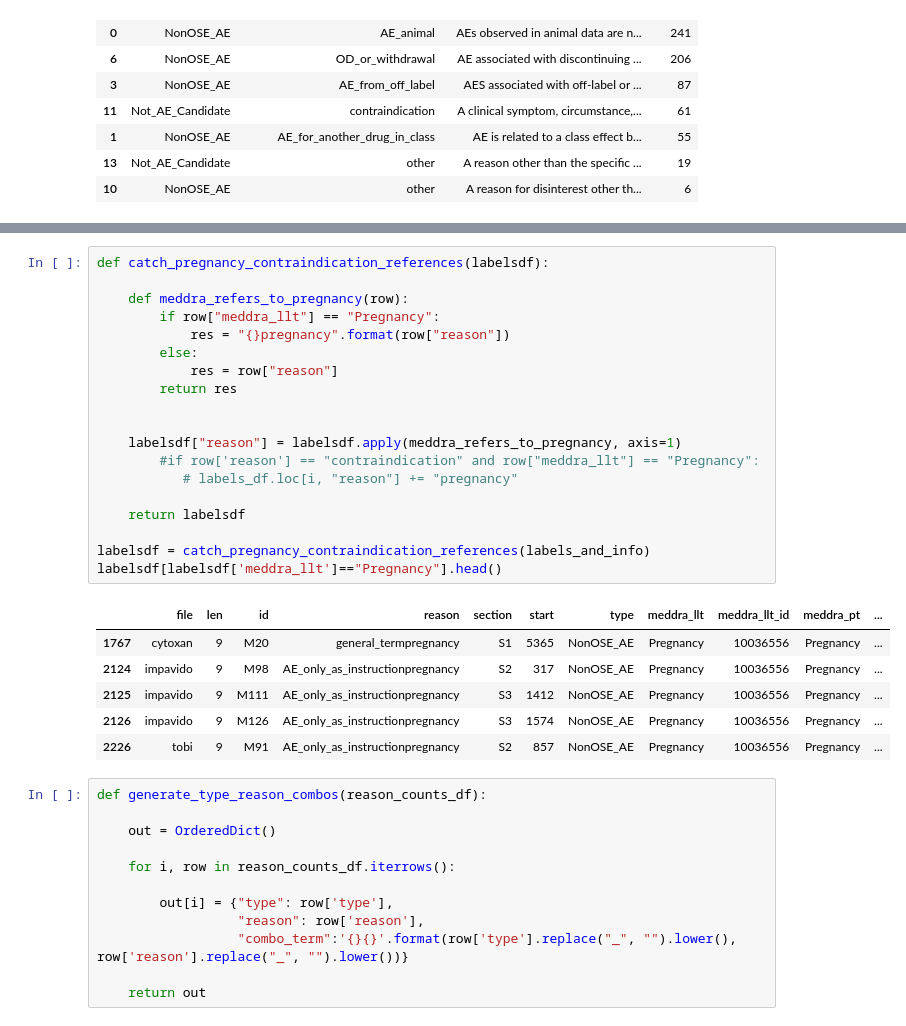
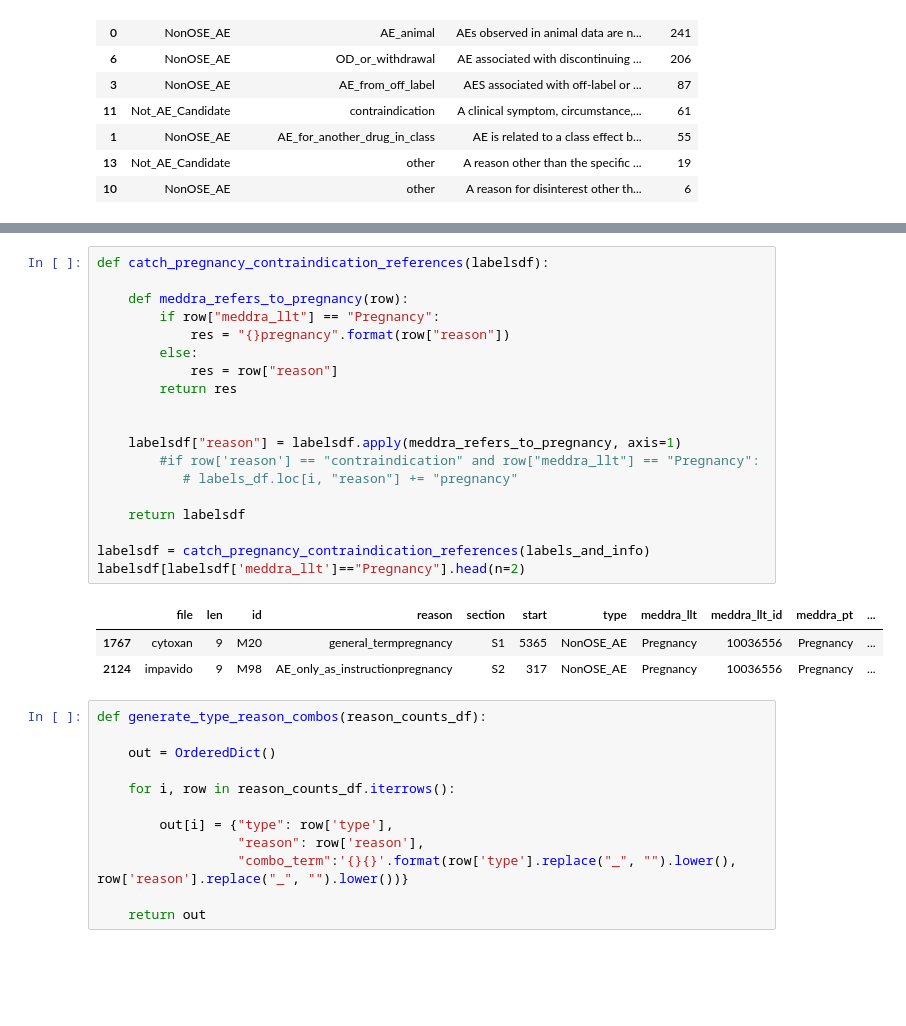
Before and after one commit to ClarityNLP/ClarityNLP, a Jupyter notebook: notebooks/cooking/Cooking_with_ClarityNLP_011619.ipynb, the cells around one changed output, grey strips where cells are left out. Drawn from its saved outputs; the diff is of its cells as text; blank space fills up the shorter version.

```diff
--- a/notebooks/cooking/Cooking_with_ClarityNLP_011619.ipynb
+++ b/notebooks/cooking/Cooking_with_ClarityNLP_011619.ipynb
@@ -175,29 +160,26 @@ The functions that appear below represent the next step in the process, and serv
 # %%
 def catch_pregnancy_contraindication_references(labelsdf):
 
     def meddra_refers_to_pregnancy(row):
         if row["meddra_llt"] == "Pregnancy":
             res = "{}pregnancy".format(row["reason"])
         else:
             res = row["reason"]
         return res
 
 
     labelsdf["reason"] = labelsdf.apply(meddra_refers_to_pregnancy, axis=1)
         #if row['reason'] == "contraindication" and row["meddra_llt"] == "Pregnancy":
            # labels_df.loc[i, "reason"] += "pregnancy"
 
     return labelsdf
 
 labelsdf = catch_pregnancy_contraindication_references(labels_and_info)
-labelsdf[labelsdf['meddra_llt']=="Pregnancy"].head()
+labelsdf[labelsdf['meddra_llt']=="Pregnancy"].head(n=2)
 # %% [output]
 |  | file | len | id | reason | section | start | type | meddra_llt | meddra_llt_id | meddra_pt | ... |
 | 1767 | cytoxan | 9 | M20 | general_termpregnancy | S1 | 5365 | NonOSE_AE | Pregnancy | 10036556 | Pregnancy | ... |
 | 2124 | impavido | 9 | M98 | AE_only_as_instructionpregnancy | S2 | 317 | NonOSE_AE | Pregnancy | 10036556 | Pregnancy | ... |
-| 2125 | impavido | 9 | M111 | AE_only_as_instructionpregnancy | S3 | 1412 | NonOSE_AE | Pregnancy | 10036556 | Pregnancy | ... |
-| 2126 | impavido | 9 | M126 | AE_only_as_instructionpregnancy | S3 | 1574 | NonOSE_AE | Pregnancy | 10036556 | Pregnancy | ... |
-| 2226 | tobi | 9 | M91 | AE_only_as_instructionpregnancy | S2 | 857 | NonOSE_AE | Pregnancy | 10036556 | Pregnancy | ... |
 # %%
 def generate_type_reason_combos(reason_counts_df):
 
```
Also changed, not shown: parts of 13 cells of this notebook.
